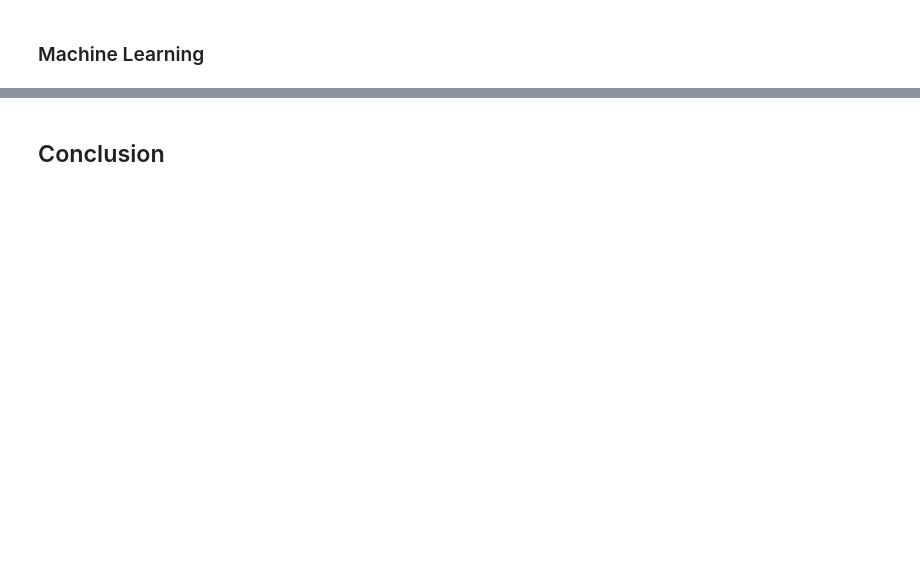
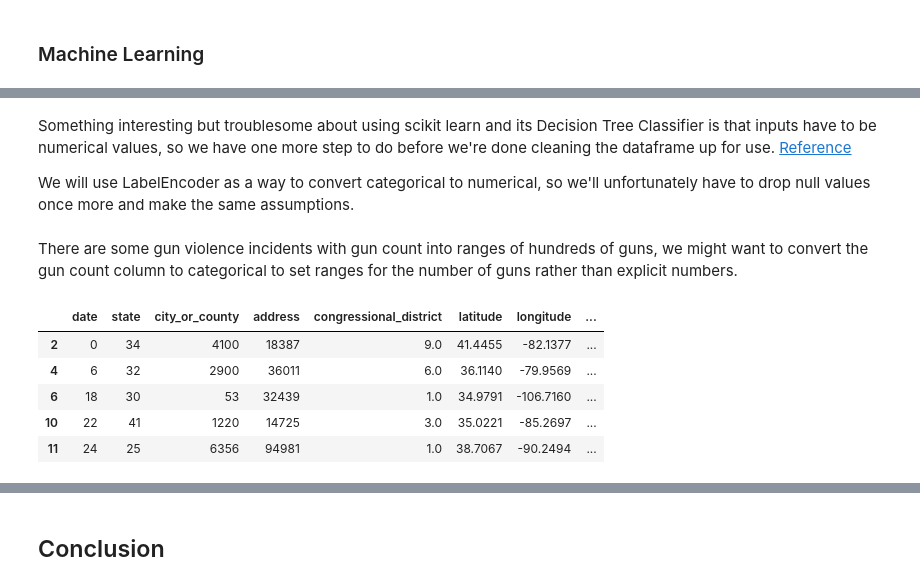
Before and after one commit to susanwen4no/susanwen4no.github.io, a Jupyter notebook: cmsc320/tutorial.ipynb, the cells around one changed output, grey strips where cells are left out. Saved outputs shown, nothing was run; the diff lists cells and outputs as text; code cells hidden in the pictures; blank space fills up the shorter version.

```diff
--- a/cmsc320/tutorial.ipynb
+++ b/cmsc320/tutorial.ipynb
@@ -622,0 +764,5 @@ from sklearn.metrics import accuracy_score, classification_report, confusion_mat
+# %%
+# Filter out null values so we have proper data
+# with gun count values
+
+df4 = data.dropna(subset=['n_guns_involved'])
@@ -622,0 +814,49 @@ from sklearn.metrics import accuracy_score, classification_report, confusion_mat
+# %% [markdown]
+Something interesting but troublesome about using scikit learn and its Decision Tree Classifier is that inputs have to be numerical values, so we have one more step to do before we're done cleaning the dataframe up for use. [Reference](https://analyticsindiamag.com/complete-guide-to-handling-categorical-data-using-scikit-learn/)
+
+We will use LabelEncoder as a way to convert categorical to numerical, so we'll unfortunately have to drop null values once more and make the same assumptions.
+# %%
+# Drop null values
+
+df4.dropna(inplace=True)
+# %%
+# Identify the categorical column
+categoricals = [
+    'date',
+    'state',
+    'city_or_county',
+    'address',
+    'participant_age_group',
+]
+
+# For each categorical column, transform to number
+for cat in categoricals:
+    le = LabelEncoder()
+    df4[cat] = le.fit_transform(df4[cat])
+# %% [markdown]
+There are some gun violence incidents with gun count into ranges of hundreds of guns, we might want to convert the gun count column to categorical to set ranges for the number of guns rather than explicit numbers.
+# %%
+def gun_range(num):
+    """
+    This function returns a string with
+    either a number or a range of numbers
+    describing the number input.
+    """
+
+    if num == 1:
+        return "1"
+    else:
+        return "> 1"
+
+df4.n_guns_involved = df4.n_guns_involved.apply(lambda x: gun_range(x))
+# %%
+# View a chunk of the dataframe we will be using
+
+df4.head()
+# %% [output]
+|  | date | state | city_or_county | address | congressional_district | latitude | longitude | ... |
+| 2 | 0 | 34 | 4100 | 18387 | 9.0 | 41.4455 | -82.1377 | ... |
+| 4 | 6 | 32 | 2900 | 36011 | 6.0 | 36.1140 | -79.9569 | ... |
+| 6 | 18 | 30 | 53 | 32439 | 1.0 | 34.9791 | -106.7160 | ... |
+| 10 | 22 | 41 | 1220 | 14725 | 3.0 | 35.0221 | -85.2697 | ... |
+| 11 | 24 | 25 | 6356 | 94981 | 1.0 | 38.7067 | -90.2494 | ... |
```
Also changed, not shown: parts of 39 cells of this notebook, 1 other file.
